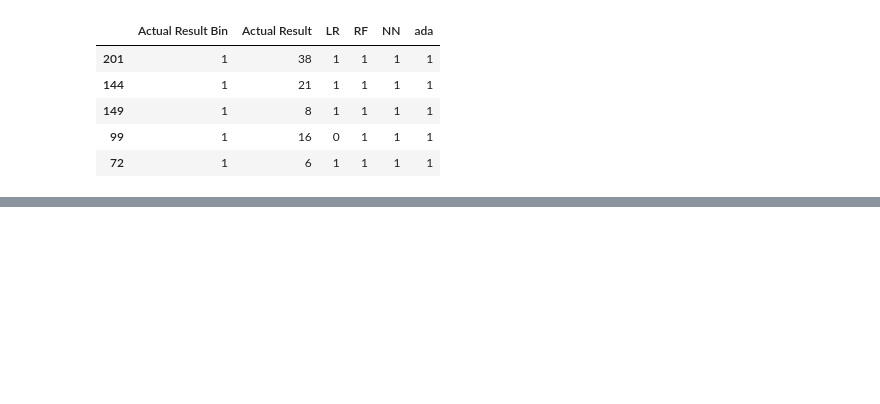
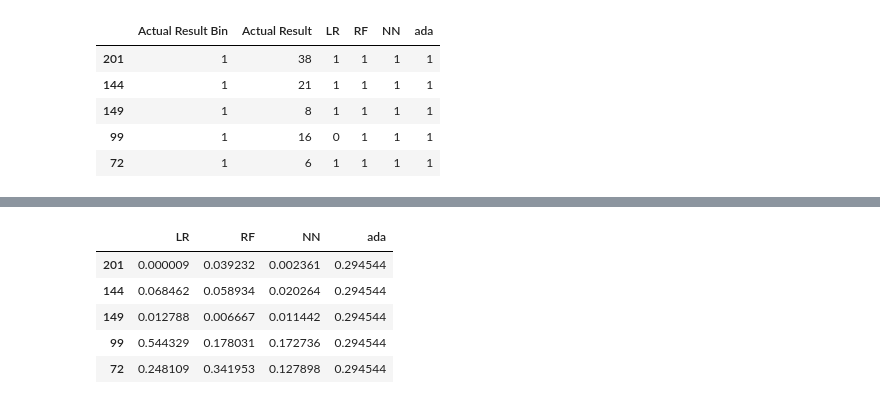
Before and after one commit to harryarthur/Predicting-AB-Losses-2-, a Jupyter notebook: Predicting AB Losses (2).ipynb, the cells around one changed output, grey strips where cells are left out. Saved outputs shown, nothing was run; the diff lists cells and outputs as text; code cells hidden in the pictures; blank space fills up the shorter version.

```diff
--- a/Predicting AB Losses (2).ipynb
+++ b/Predicting AB Losses (2).ipynb
@@ -744,2 +759,14 @@ metatest_stack.head()
+# %%
+#this is our x train frame
+metatrain_stack = metatrain_stack.drop('Actual Result', axis=1)
+# %%
+metatrain_stack.head()
+# %% [output]
+|  | LR | RF | NN | ada |
+| 201 | 0.000009 | 0.039232 | 0.002361 | 0.294544 |
+| 144 | 0.068462 | 0.058934 | 0.020264 | 0.294544 |
+| 149 | 0.012788 | 0.006667 | 0.011442 | 0.294544 |
+| 99 | 0.544329 | 0.178031 | 0.172736 | 0.294544 |
+| 72 | 0.248109 | 0.341953 | 0.127898 | 0.294544 |
 # %%
 len(y_test_bin)
```
Also changed, not shown: parts of 31 cells of this notebook.
